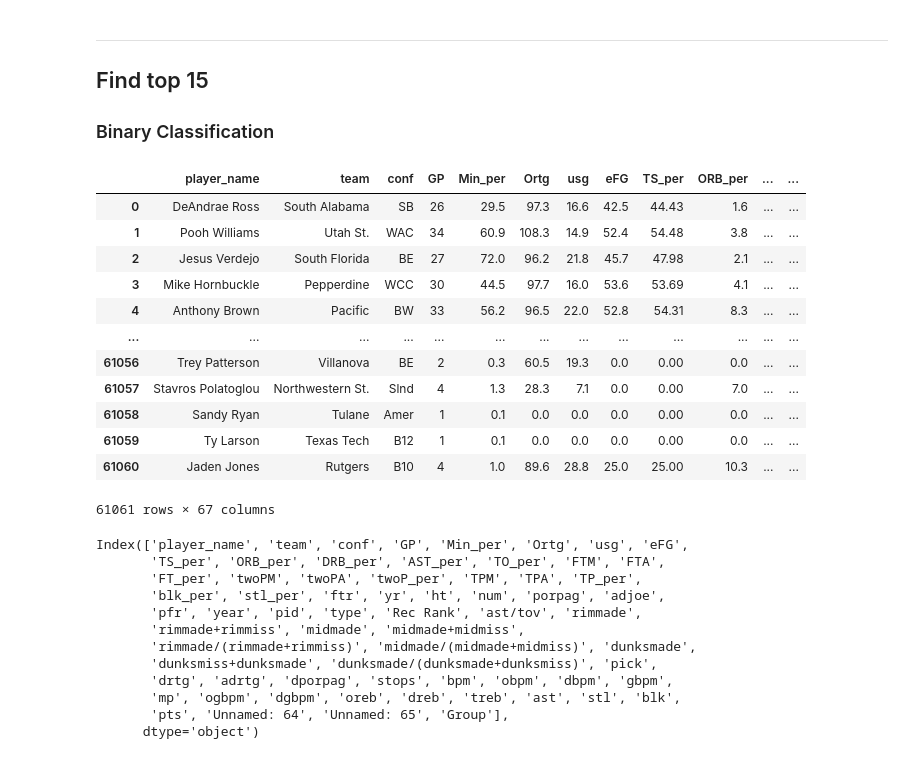
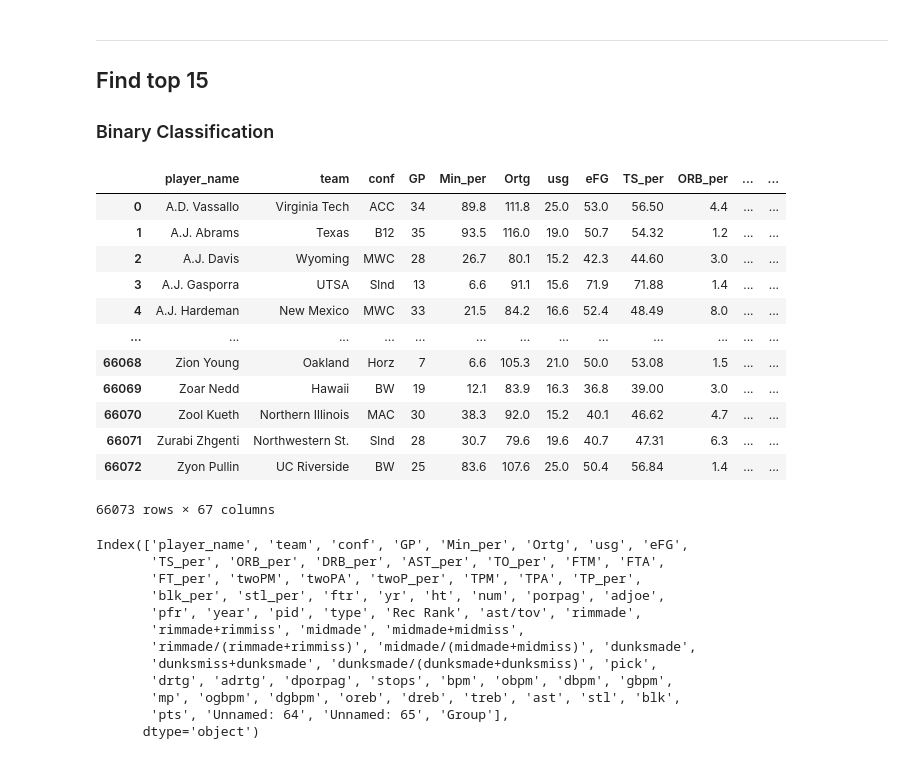
Before and after one commit to YanjunLin-Andrie/FanaticFi_top15_college_data, a Jupyter notebook: FF_top15_college_data.ipynb, the cells around one changed output. Drawn from its saved outputs; the diff is of its cells as text; code cells hidden in the pictures.

```diff
--- a/FF_top15_college_data.ipynb
+++ b/FF_top15_college_data.ipynb
@@ -23,12 +17,9 @@ Click [here](https://www.kaggle.com/datasets/adityak2003/college-basketball-play
 # %%
-# Upload cc_default.csv to Colab
-from google.colab import files
-
-# csv_file = files.upload()
-
 # Load data and fill blank cells with 0
-df_all = pd.read_csv(Path('CollegeBasketballPlayers2009-2022.csv'), low_memory = False)
+df_all = pd.read_csv(Path('2009-2022.csv'), low_memory = False)
 df_all = df_all.fillna(0)
+# Create a column to hold Group data
+df_all.loc[:,'Group'] = 0
 df_all
 # %% [output]
 |  | player_name | team | conf | GP | Min_per | Ortg | usg | eFG | TS_per | ORB_per | ... | ... |
@@ -73,26 +41,26 @@ See the caveats in the documentation: https://pandas.pydata.org/pandas-docs/stab
 ### Binary Classification
 # %%
 # Create groups based on ranks
-for index, row in df.iterrows():
+for index, row in df_all.iterrows():
     if row['pick'] <= 15 and row['pick'] > 0:
-        df.at[index,'Group'] = 1
+        df_all.at[index,'Group'] = 1
     else:
-        df.at[index,'Group'] = 0
+        df_all.at[index,'Group'] = 0
 
-df
+df_all
 # %% [output]
 |  | player_name | team | conf | GP | Min_per | Ortg | usg | eFG | TS_per | ORB_per | ... | ... |
-| 0 | DeAndrae Ross | South Alabama | SB | 26 | 29.5 | 97.3 | 16.6 | 42.5 | 44.43 | 1.6 | ... | ... |
-| 1 | Pooh Williams | Utah St. | WAC | 34 | 60.9 | 108.3 | 14.9 | 52.4 | 54.48 | 3.8 | ... | ... |
-| 2 | Jesus Verdejo | South Florida | BE | 27 | 72.0 | 96.2 | 21.8 | 45.7 | 47.98 | 2.1 | ... | ... |
-| 3 | Mike Hornbuckle | Pepperdine | WCC | 30 | 44.5 | 97.7 | 16.0 | 53.6 | 53.69 | 4.1 | ... | ... |
-| 4 | Anthony Brown | Pacific | BW | 33 | 56.2 | 96.5 | 22.0 | 52.8 | 54.31 | 8.3 | ... | ... |
+| 0 | A.D. Vassallo | Virginia Tech | ACC | 34 | 89.8 | 111.8 | 25.0 | 53.0 | 56.50 | 4.4 | ... | ... |
+| 1 | A.J. Abrams | Texas | B12 | 35 | 93.5 | 116.0 | 19.0 | 50.7 | 54.32 | 1.2 | ... | ... |
+| 2 | A.J. Davis | Wyoming | MWC | 28 | 26.7 | 80.1 | 15.2 | 42.3 | 44.60 | 3.0 | ... | ... |
+| 3 | A.J. Gasporra | UTSA | Slnd | 13 | 6.6 | 91.1 | 15.6 | 71.9 | 71.88 | 1.4 | ... | ... |
+| 4 | A.J. Hardeman | New Mexico | MWC | 33 | 21.5 | 84.2 | 16.6 | 52.4 | 48.49 | 8.0 | ... | ... |
 | ... | ... | ... | ... | ... | ... | ... | ... | ... | ... | ... | ... | ... |
-| 61056 | Trey Patterson | Villanova | BE | 2 | 0.3 | 60.5 | 19.3 | 0.0 | 0.00 | 0.0 | ... | ... |
-| 61057 | Stavros Polatoglou | Northwestern St. | Slnd | 4 | 1.3 | 28.3 | 7.1 | 0.0 | 0.00 | 7.0 | ... | ... |
-| 61058 | Sandy Ryan | Tulane | Amer | 1 | 0.1 | 0.0 | 0.0 | 0.0 | 0.00 | 0.0 | ... | ... |
-| 61059 | Ty Larson | Texas Tech | B12 | 1 | 0.1 | 0.0 | 0.0 | 0.0 | 0.00 | 0.0 | ... | ... |
-| 61060 | Jaden Jones | Rutgers | B10 | 4 | 1.0 | 89.6 | 28.8 | 25.0 | 25.00 | 10.3 | ... | ... |
+| 66068 | Zion Young | Oakland | Horz | 7 | 6.6 | 105.3 | 21.0 | 50.0 | 53.08 | 1.5 | ... | ... |
+| 66069 | Zoar Nedd | Hawaii | BW | 19 | 12.1 | 83.9 | 16.3 | 36.8 | 39.00 | 3.0 | ... | ... |
+| 66070 | Zool Kueth | Northern Illinois | MAC | 30 | 38.3 | 92.0 | 15.2 | 40.1 | 46.62 | 4.7 | ... | ... |
+| 66071 | Zurabi Zhgenti | Northwestern St. | Slnd | 28 | 30.7 | 79.6 | 19.6 | 40.7 | 47.31 | 6.3 | ... | ... |
+| 66072 | Zyon Pullin | UC Riverside | BW | 25 | 83.6 | 107.6 | 25.0 | 50.4 | 56.84 | 1.4 | ... | ... |
-61061 rows × 67 columns
+66073 rows × 67 columns
 # %%
 # Select from the following to be X
```
Also changed, not shown: parts of 46 cells of this notebook.
